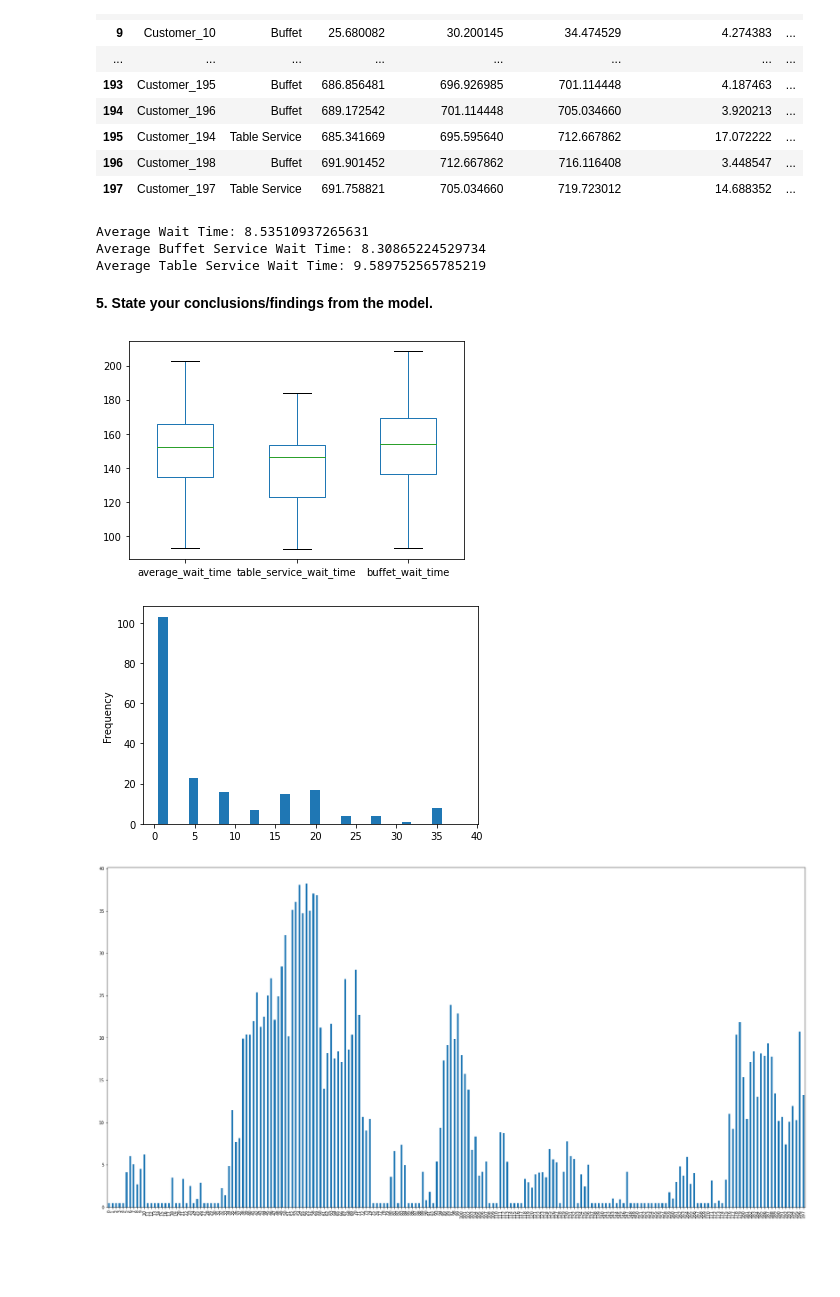
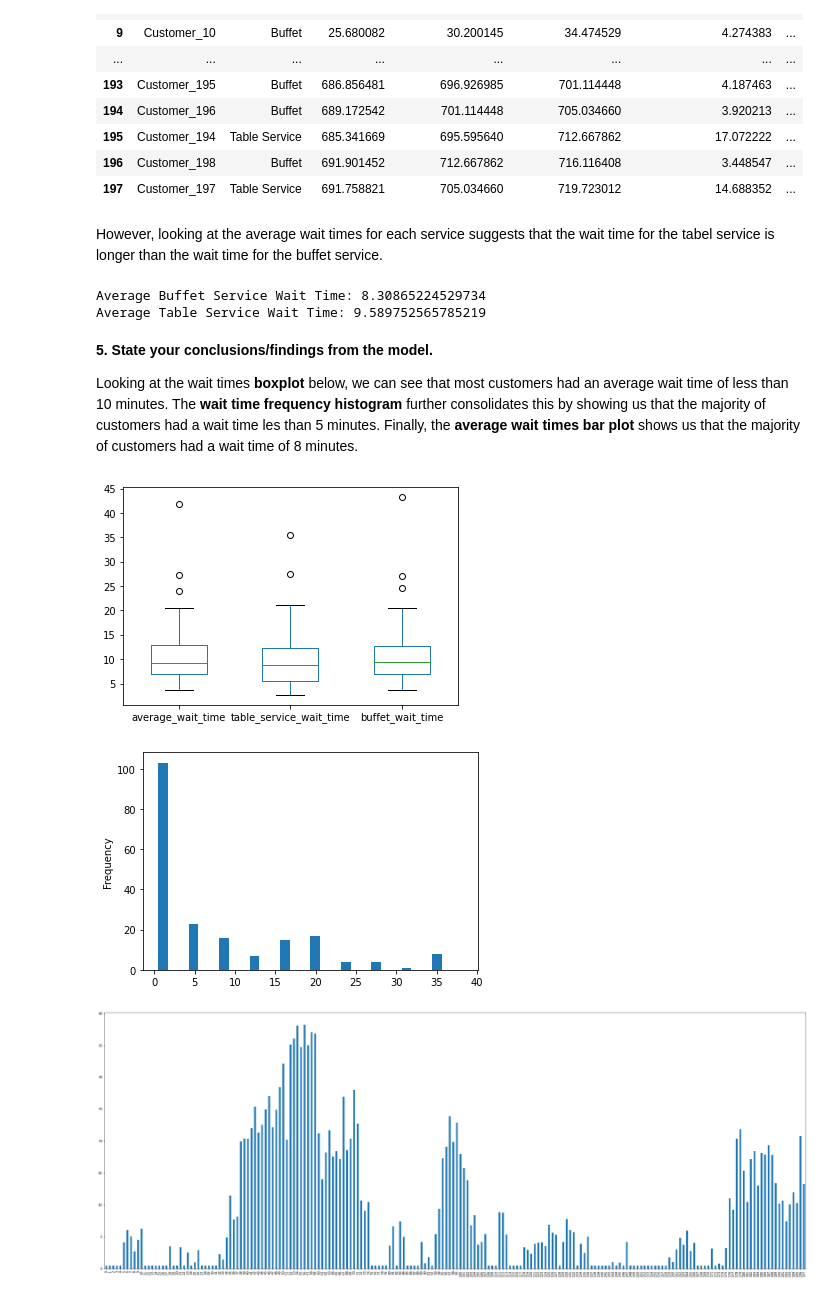
Before and after one commit to stephen-haslett/data604, a Jupyter notebook: SHaslettFinalProject/SHaslettFinalProject.ipynb, the cells around one changed output. Saved outputs shown, nothing was run; the diff lists cells and outputs as text; code cells hidden in the pictures; blank space fills up the shorter version.

Commit message:
Finishing charts

```diff
--- a/SHaslettFinalProject/SHaslettFinalProject.ipynb
+++ b/SHaslettFinalProject/SHaslettFinalProject.ipynb
@@ -222,10 +220,9 @@ simulation_results
 | 195 | Customer_194 | Table Service | 685.341669 | 695.595640 | 712.667862 | 17.072222 | ... |
 | 196 | Customer_198 | Buffet | 691.901452 | 712.667862 | 716.116408 | 3.448547 | ... |
 | 197 | Customer_197 | Table Service | 691.758821 | 705.034660 | 719.723012 | 14.688352 | ... |
+# %% [markdown]
+However, looking at the average wait times for each service suggests that the wait time for the tabel service is longer than the wait time for the buffet service.
 # %%
-# Average wait time for each simuluation run.
-print('Average Wait Time:', simulation_results['Wait Time in Minutes'].mean())
-
 # Average wait time for the buffet service.
 Buffet = simulation_results[simulation_results.Service.isin(['Buffet'])]
 print('Average Buffet Service Wait Time:', Buffet['Wait Time in Minutes'].mean())
@@ -234,24 +231,24 @@ print('Average Buffet Service Wait Time:', Buffet['Wait Time in Minutes'].mean()
 Table = simulation_results[simulation_results.Service.isin(['Table Service'])]
 print('Average Table Service Wait Time:', Table['Wait Time in Minutes'].mean())
 # %% [output]
-Average Wait Time: 8.53510937265631
 Average Buffet Service Wait Time: 8.30865224529734
 Average Table Service Wait Time: 9.589752565785219
-# %% [markdown]
-**5. State your conclusions/findings from the model.**
+# %% [markdown]
+**5. State your conclusions/findings from the model.**
+
+Looking at the wait times **boxplot** below, we can see that most customers had an average wait time of less than 10 minutes. The **wait time frequency histogram** further consolidates this by showing us that the majority of customers had a wait time les than 5 minutes. Finally, the **average wait times bar plot** shows us that the majority of customers had a wait time of 8 minutes.
 # %%
 # Plot the wait time results.
-box_plot = results.boxplot(grid = False, widths = 0.5)
+box_plot = wait_time_results.boxplot(grid = False, widths = 0.5)
 # %% [output]
-[figure, old version]
+[figure, new version]
-# %%
-#histogram = results.plot.hist(width = 1.2)
-histogram = simulation_results['Wait Time in Minutes'].plot.hist(width = 1.2)
-
-#Out of 31 customers served, 2 had a wait time of over 10 mins, that is within acceptable range.
-# %% [output]
-[figure, removed]
+# %%
+# Histogram of wait time frequencies.
+histogram = simulation_results['Wait Time in Minutes'].plot.hist(width = 1.2)
+# %% [output]
+[figure, added]
 # %%
-bargraph = simulation_results['Wait Time in Minutes'].plot.bar(figsize = (30, 15))
+# Bar graph of individual customer wait times.
+bargraph = simulation_results['Wait Time in Minutes'].plot.bar(figsize = (40, 15))
 # %% [output]
-[figure, old version]
+[figure, new version]
```
Also changed, not shown: parts of 4 cells of this notebook.
